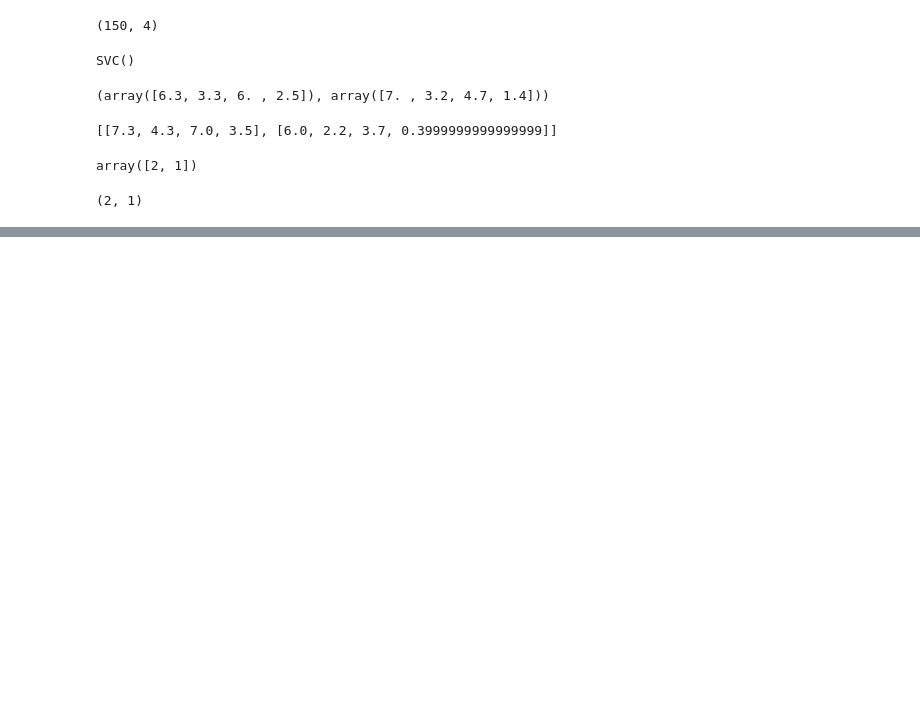
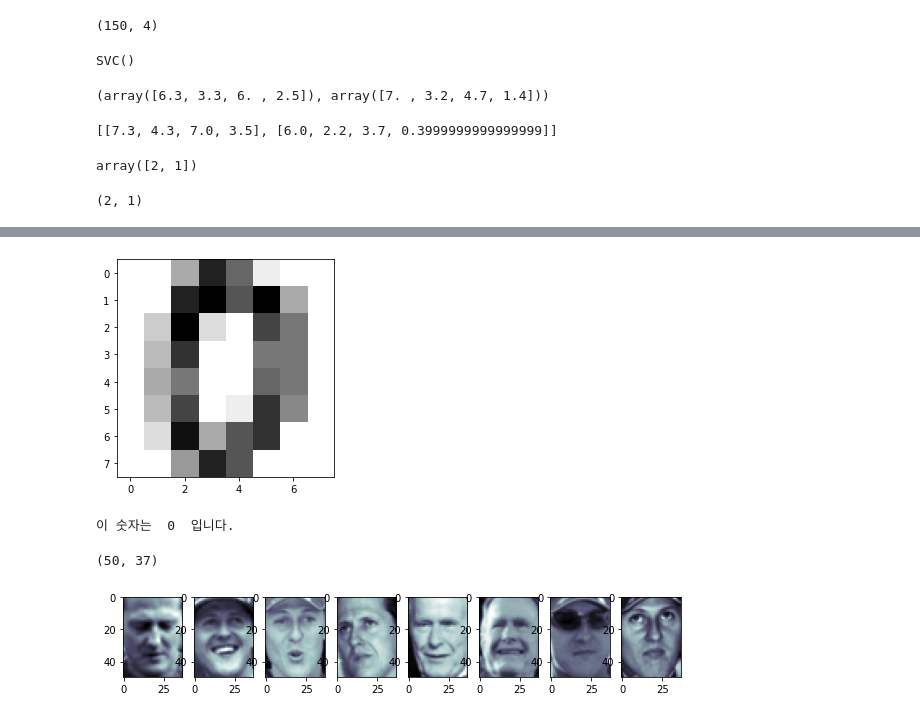
Before and after one commit to leekyuyoung4/ml0719, a Jupyter notebook: 기계학습/기계학습.ipynb, the cells around one changed output, grey strips where cells are left out. Saved outputs shown, nothing was run; the diff lists cells and outputs as text; code cells hidden in the pictures; blank space fills up the shorter version.

```diff
--- a/기계학습/기계학습.ipynb
+++ b/기계학습/기계학습.ipynb
@@ -148,0 +156,2 @@ df
+# %%
+digit = datasets.load_digits()
@@ -148,0 +169,7 @@ df
+# %%
+plt.imshow(digit.images[0],cmap=plt.cm.gray_r,interpolation='nearest')
+plt.show()
+print("이 숫자는 ",digit.target[0]," 입니다.")
+# %% [output]
+[figure, added]
+이 숫자는  0  입니다.
@@ -148,0 +181,11 @@ df
+# %%
+lfw.images[0].shape
+# %% [output]
+(50, 37)
+# %%
+# 처음 8명을 디스플레이
+fig,ax = plt.subplots(1,8,figsize=(10,10))
+for i in range(8):
+    ax[i].imshow( lfw.images[i],cmap=plt.cm.bone)
+# %% [output]
+[figure, added]
```
Also changed, not shown: parts of 32 cells of this notebook, 1 other file.
